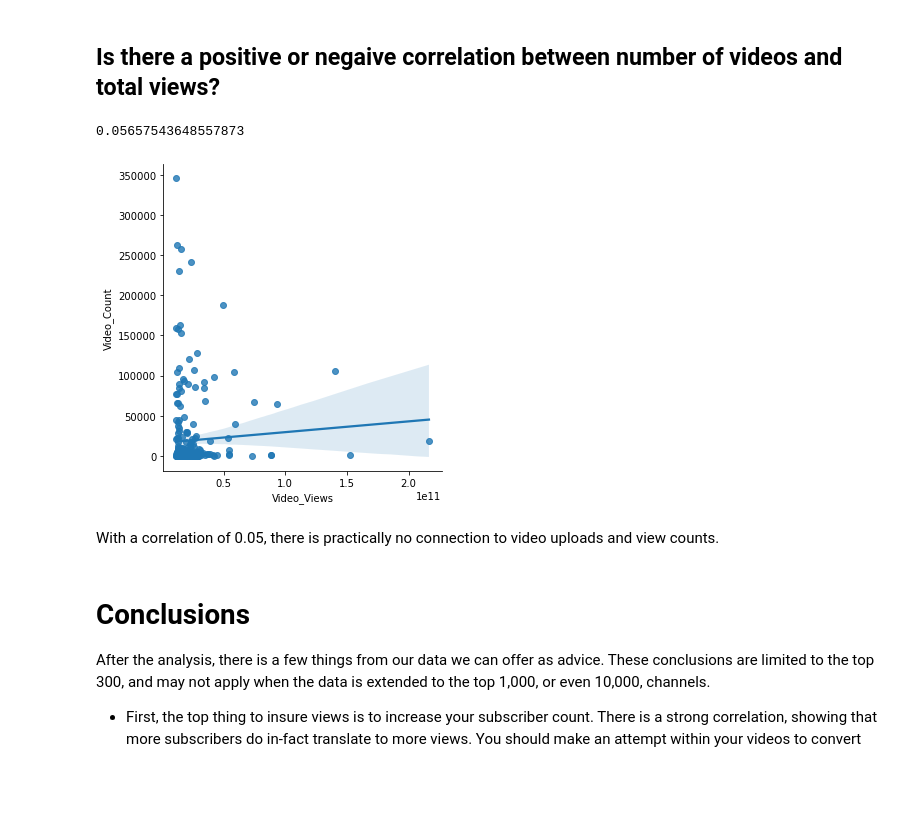
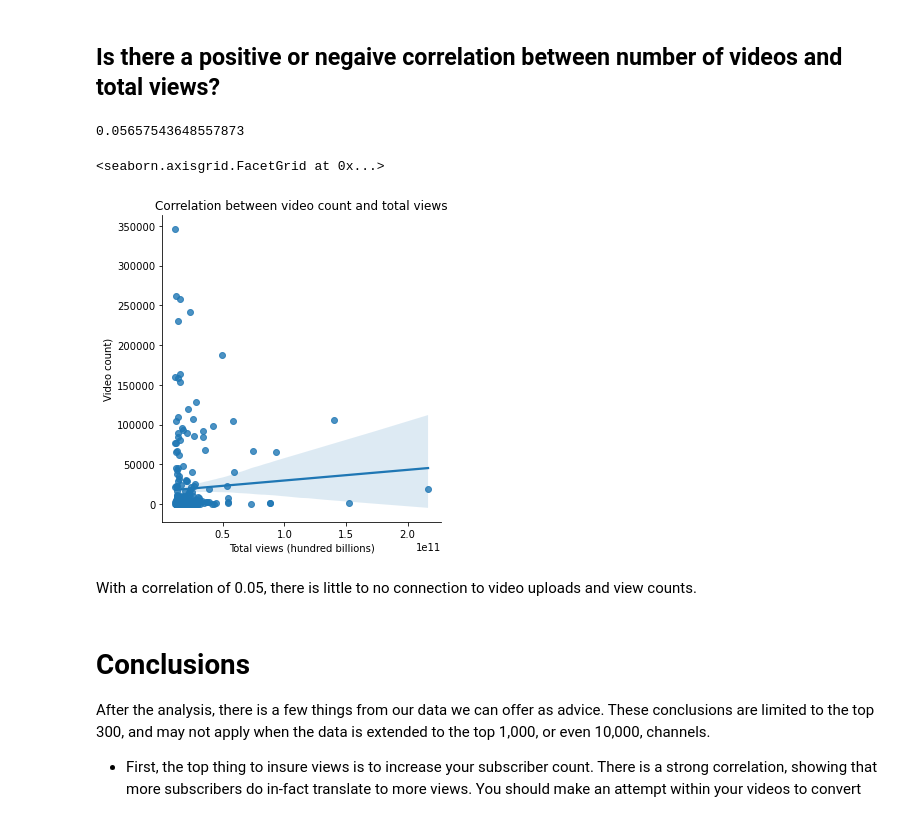
Before and after one commit to Joseph-Shelton/Youtube-Top-300-Analysis, a Jupyter notebook: Youtube300.ipynb, the cells around one changed output. Drawn from its saved outputs; the diff is of its cells as text; code cells hidden in the pictures; blank space fills up the shorter version.

```diff
--- a/Youtube300.ipynb
+++ b/Youtube300.ipynb
@@ -211,12 +221,16 @@ Using the pearson method again, we see a weak correlation of -0.12 between start
 # %%
 videos_views_corr = youtube["Video_Count"].corr(youtube["Video_Views"])
 print(videos_views_corr)
-videos_views_corr_scatter = sns.lmplot(data=youtube, x="Video_Views", y="Video_Count")
+sns.lmplot(data=youtube, x="Video_Views", y="Video_Count")\
+            .set(title="Correlation between video count and total views",
+                 ylabel="Video count)",
+                 xlabel="Total views (hundred billions)")
 # %% [output]
 0.05657543648557873
+<seaborn.axisgrid.FacetGrid at 0x...>
-[figure, old version]
+[figure, new version]
 # %% [markdown]
-With a correlation of 0.05, there is practically no connection to video uploads and view counts.
+With a correlation of 0.05, there is little to no connection to video uploads and view counts.
 # %% [markdown]
 # Conclusions
 
```
Also changed, not shown: parts of 4 cells of this notebook.
